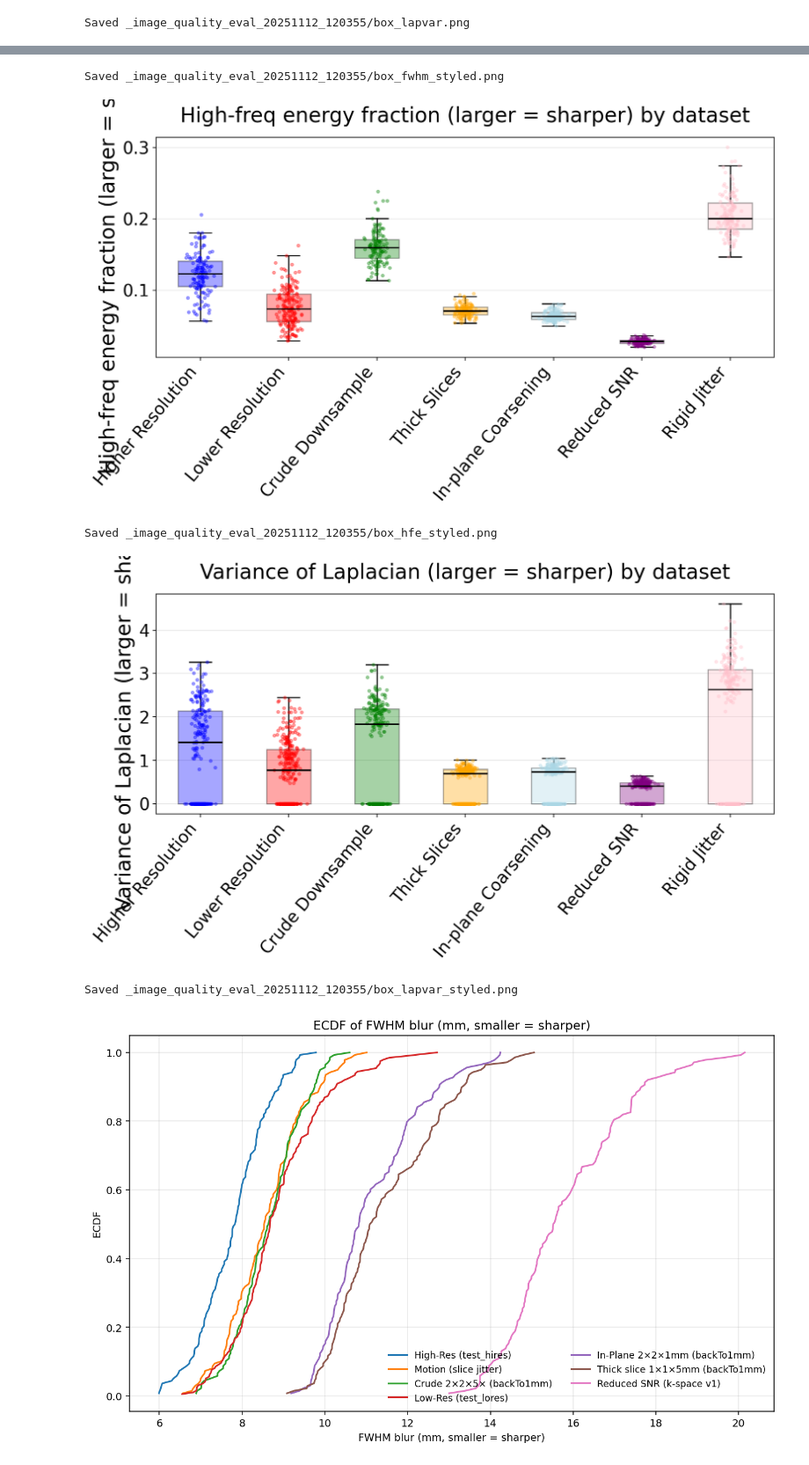
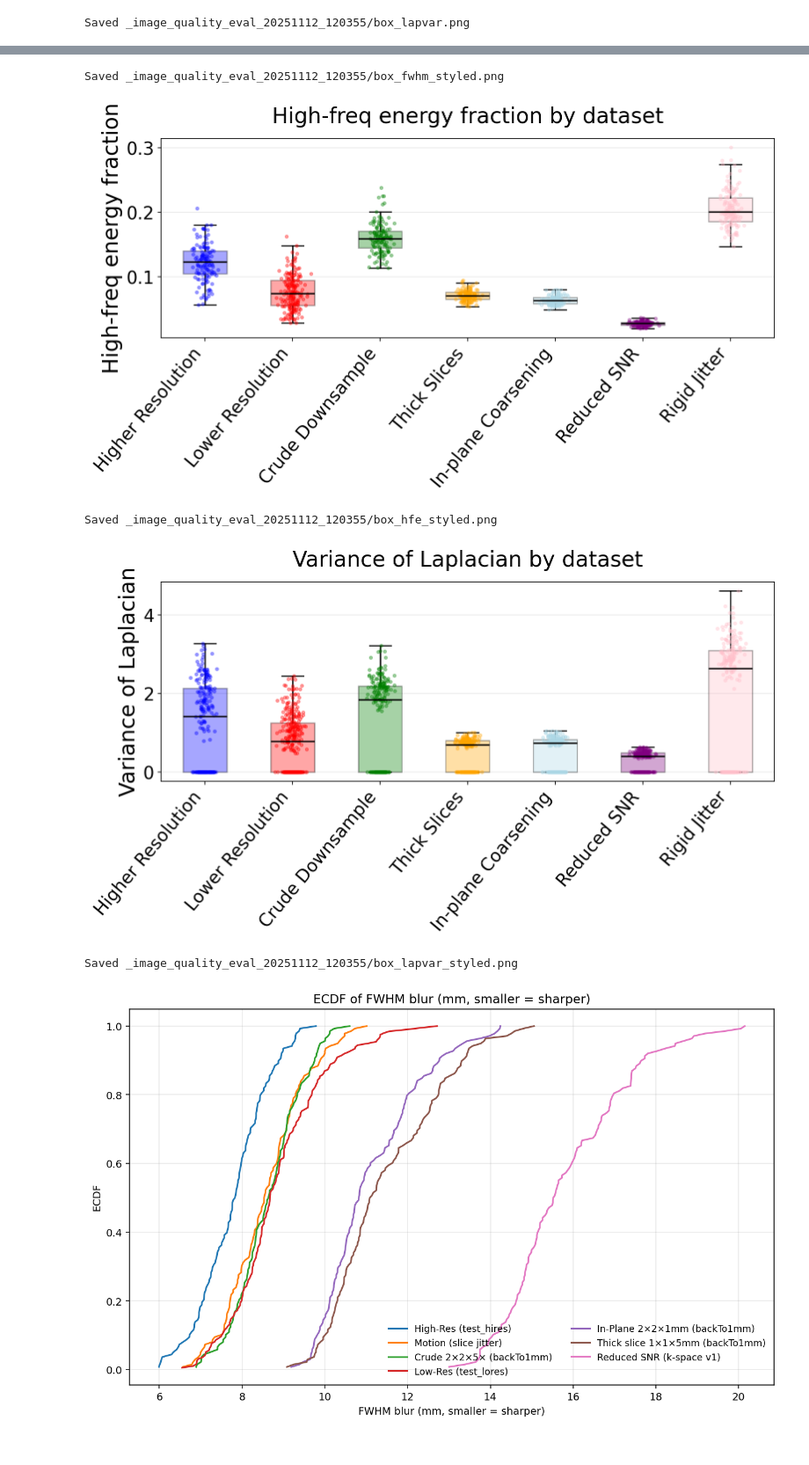
Before and after one commit to the-brAIn-lab/Lesion_Mapping, a Jupyter notebook: ARC_ATLAS_Combined/ARC_ATLAS_Downsampled_Metrics.ipynb, the cells around one changed output, grey strips where cells are left out. Shown at 88% size. Cells and saved outputs as stored; diff of their text form; code cells hidden in the pictures.

```diff
--- a/ARC_ATLAS_Combined/ARC_ATLAS_Downsampled_Metrics.ipynb
+++ b/ARC_ATLAS_Combined/ARC_ATLAS_Downsampled_Metrics.ipynb
@@ -500,7 +507,7 @@ def box_jitter_styled(df_use, metric, ylabel, fname):
     print("Saved", p)
 
 # call for each metric
-box_jitter_styled(df_disp, "fwhm_mm",       "FWHM blur (mm, smaller = sharper)", "fwhm")
-box_jitter_styled(df_disp, "hi_freq_energy","High-freq energy fraction (larger = sharper)", "hfe")
-box_jitter_styled(df_disp, "lap_var",       "Variance of Laplacian (larger = sharper)", "lapvar")
+box_jitter_styled(df_disp, "fwhm_mm",       "FWHM blur (mm)", "fwhm")
+box_jitter_styled(df_disp, "hi_freq_energy","High-freq energy fraction", "hfe")
+box_jitter_styled(df_disp, "lap_var",       "Variance of Laplacian", "lapvar")
 # %% [output]
@@ -508,7 +515,7 @@ box_jitter_styled(df_disp, "lap_var",       "Variance of Laplacian (larger = sha
 Saved _image_quality_eval_20251112_120355/box_fwhm_styled.png
-[figure, old version]
+[figure, new version]
 Saved _image_quality_eval_20251112_120355/box_hfe_styled.png
-[figure, old version]
+[figure, new version]
 Saved _image_quality_eval_20251112_120355/box_lapvar_styled.png
 # %%
 def ecdf(a):
```
Also changed, not shown: parts of 14 cells of this notebook, 20 other files.
